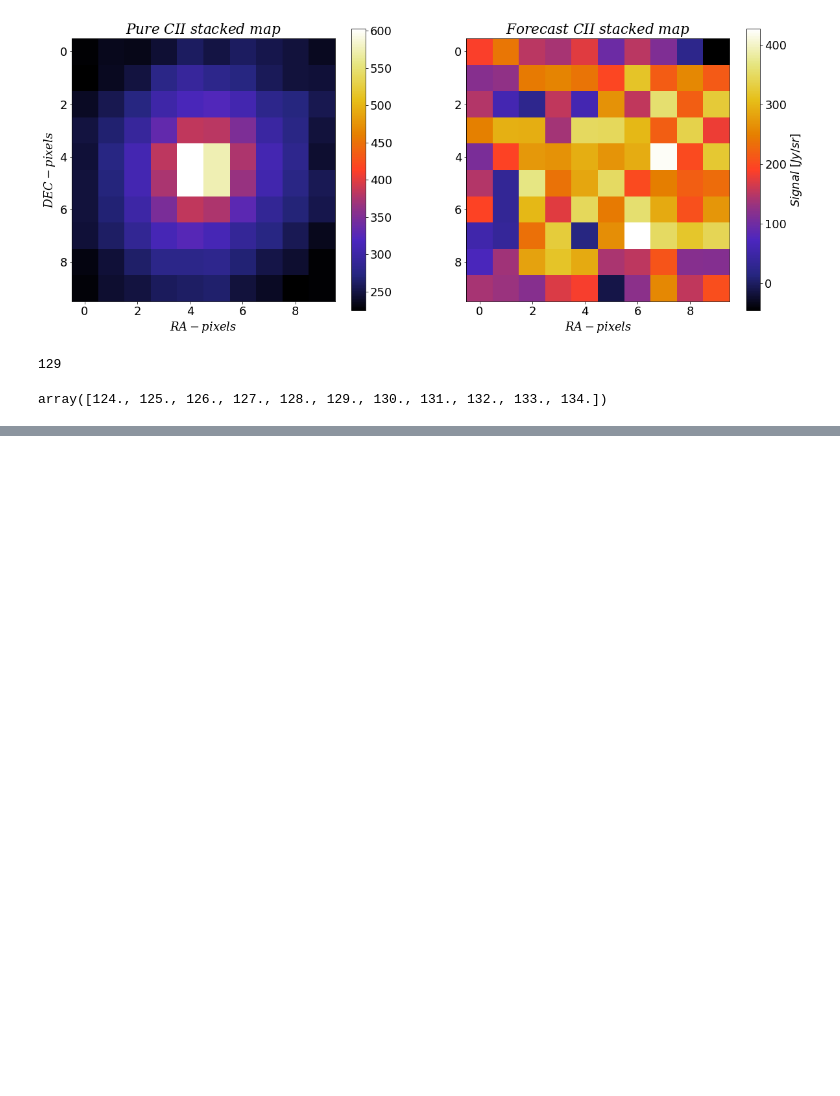
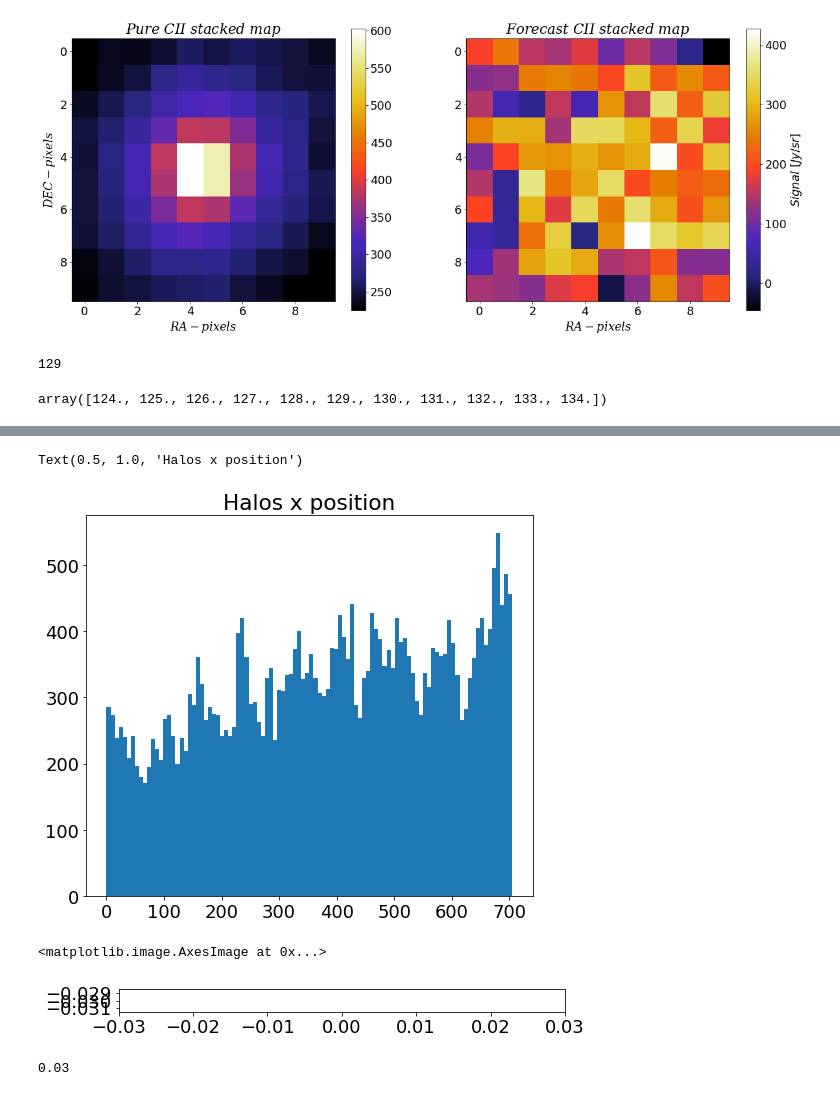
Before and after one commit to PatrickHorlaville/CITA_LIM, a Jupyter notebook: vectorizing_stacks.ipynb, the cells around one changed output, grey strips where cells are left out. Drawn from its saved outputs; the diff is of its cells as text; code cells hidden in the pictures; blank space fills up the shorter version.

```diff
--- a/vectorizing_stacks.ipynb
+++ b/vectorizing_stacks.ipynb
@@ -723,0 +902,5 @@ array([124., 125., 126., 127., 128., 129., 130., 131., 132., 133., 134.])
+# %%
+mass_cut_t = 2*(10**10)
+ind_t = 3
+err_t = 0.03
+n_t = 10
@@ -723,0 +911,30 @@ array([124., 125., 126., 127., 128., 129., 130., 131., 132., 133., 134.])
+# %%
+thresh_t = lim_sim.halos.M > mass_cut_t
+
+map_zs_t = (lim_sim.mapinst.nu_rest/lim_sim.mapinst.nu_bincents) - 1
+
+halo_zs_t = lim_sim.halos.redshift[thresh_t]
+good_halo_zs_t = np.where(np.logical_and(halo_zs_t >= map_zs_t[ind_t] - err_t, halo_zs_t <= map_zs_t[ind_t] + err_t))
+
+halo_xs_t = lim_sim.halos.ra[thresh_t][good_halo_zs_t]
+halo_ys_t = lim_sim.halos.dec[thresh_t][good_halo_zs_t]
+halo_zs_t = halo_zs_t[good_halo_zs_t]
+# %%
+map_xs_t = lim_sim.mapinst.pix_bincents_x
+map_ys_t = lim_sim.mapinst.pix_bincents_y
+map_zs_t = (lim_sim.mapinst.nu_rest/lim_sim.mapinst.nu_bincents) - 1
+
+pixcents_x_mesh_t, halo_xs_mesh_t = np.meshgrid(map_xs_t, halo_xs_t)
+halo_centpix_x_t = np.argmin(np.abs(halo_xs_mesh_t - pixcents_x_mesh_t), axis=1)
+
+pixcents_y_mesh_t, halo_ys_mesh_t = np.meshgrid(map_ys_t, halo_ys_t)
+halo_centpix_y_t = np.argmin(np.abs(halo_ys_mesh_t - pixcents_y_mesh_t), axis=1)
+
+pixcents_z_mesh_t, halo_zs_mesh_t = np.meshgrid(map_zs_t, halo_zs_t)
+halo_centpix_z_t = np.argmin(np.abs(halo_zs_mesh_t - pixcents_z_mesh_t), axis=1)
+# %%
+plt.hist(halo_centpix_x_t, bins = 100)
+plt.title('Halos x position')
+# %% [output]
+Text(0.5, 1.0, 'Halos x position')
+[figure, added]
@@ -723,0 +981,9 @@ array([124., 125., 126., 127., 128., 129., 130., 131., 132., 133., 134.])
+# %%
+plt.imshow(pure_stack_t, extent = [-0.03, 0.03, -0.03, -stack_dim_t/2])
+# %% [output]
+<matplotlib.image.AxesImage at 0x...>
+[figure, added]
+# %%
+stack_dim_t/2
+# %% [output]
+0.03
```
Also changed, not shown: parts of 19 cells of this notebook, 6 other files.
